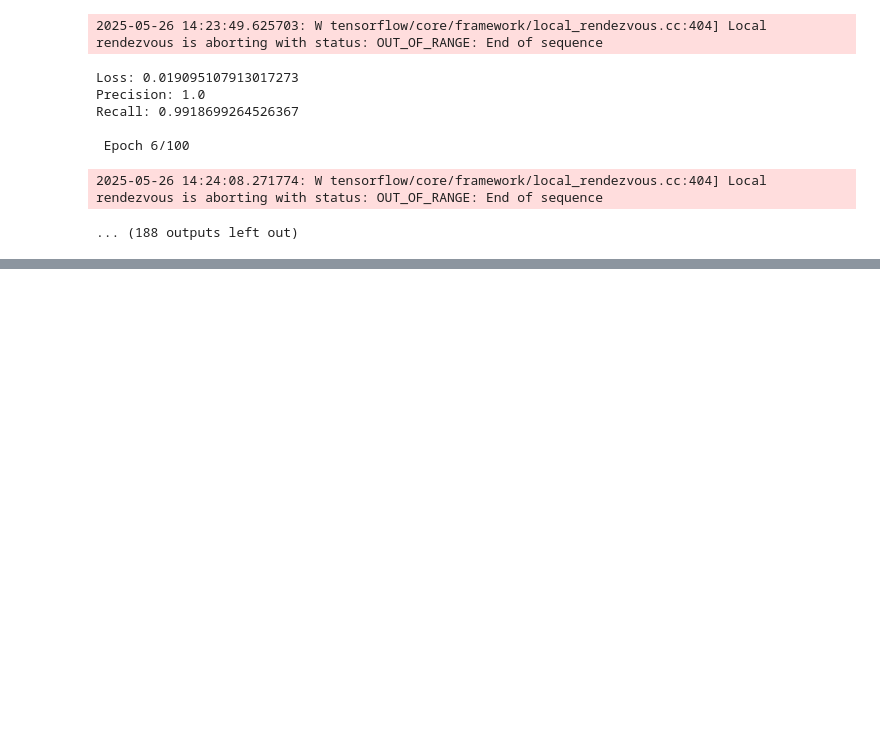
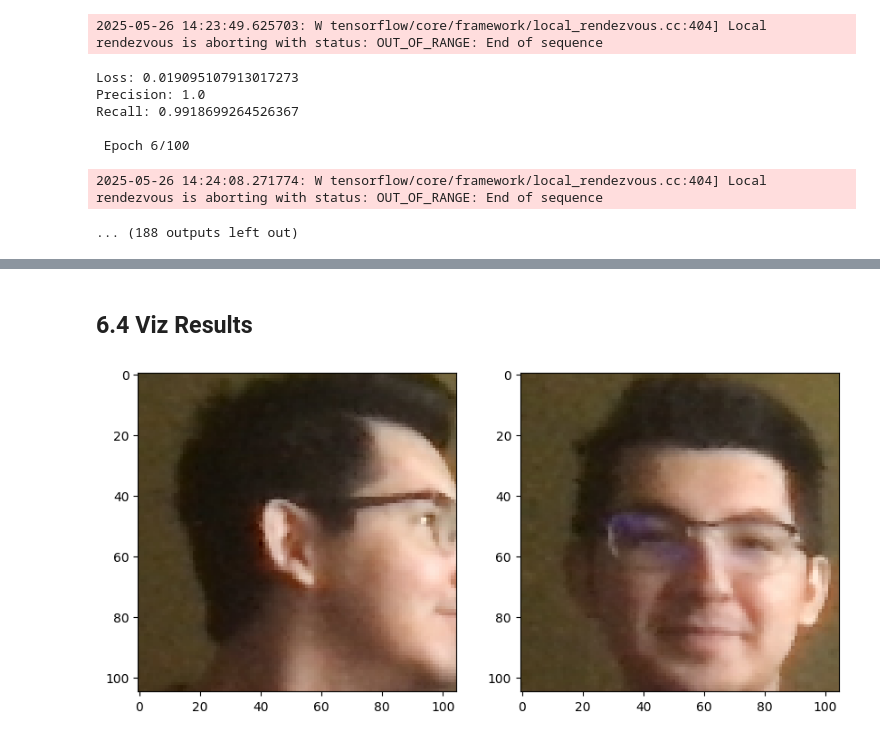
Before and after one commit to ethanvillalovoz/deepface-oneshot-paper-reimplementation, a Jupyter notebook: facial_verfication_siamese_network.ipynb, the cells around one changed output, grey strips where cells are left out. Cells and saved outputs as stored; diff of their text form; code cells hidden in the pictures; blank space fills up the shorter version.

Commit message:
Evaluate Model Completed

```diff
--- a/facial_verfication_siamese_network.ipynb
+++ b/facial_verfication_siamese_network.ipynb
@@ -504,0 +514,5 @@ Recall: 0.9918699264526367
+# %%
+# Get a batch from the test data
+test_input, test_value, test_label = next(iter(test_data))
+# %%
+y_pred = siamese_model.predict([test_input, test_value])
@@ -504,0 +547,11 @@ Recall: 0.9918699264526367
+# %%
+# Create a metric object
+p = Precision()
+
+# Calculate the precision
+p.update_state(test_label, y_pred)
+print(f"Precision: {p.result().numpy()}")
+
+# Return the precision value
+def get_precision():
+    return p.result().numpy()
@@ -504,0 +560,12 @@ Recall: 0.9918699264526367
+# %%
+r = Recall()
+p = Precision()
+
+for test_input, test_value, test_label in test_data.as_numpy_iterator():
+    y_pred = siamese_model.predict([test_input, test_value])
+
+    # Update the metrics
+    r.update_state(test_label, y_pred)
+    p.update_state(test_label, y_pred)
+print(f"Final Recall: {r.result().numpy()}")
+print(f"Final Precision: {p.result().numpy()}")
@@ -504,0 +584,18 @@ Recall: 0.9918699264526367
+# %% [markdown]
+## 6.4 Viz Results
+# %%
+# Set plot size
+plt.figure(figsize=(10, 10))
+
+# Set first subplot
+plt.subplot(1, 2, 1)
+plt.imshow(test_input[0])
+
+# Set second subplot
+plt.subplot(1, 2, 2)
+plt.imshow(test_value[0])
+
+# Show the plots
+plt.show()
+# %% [output]
+[figure, added]
```
Also changed, not shown: parts of 11 cells of this notebook.
